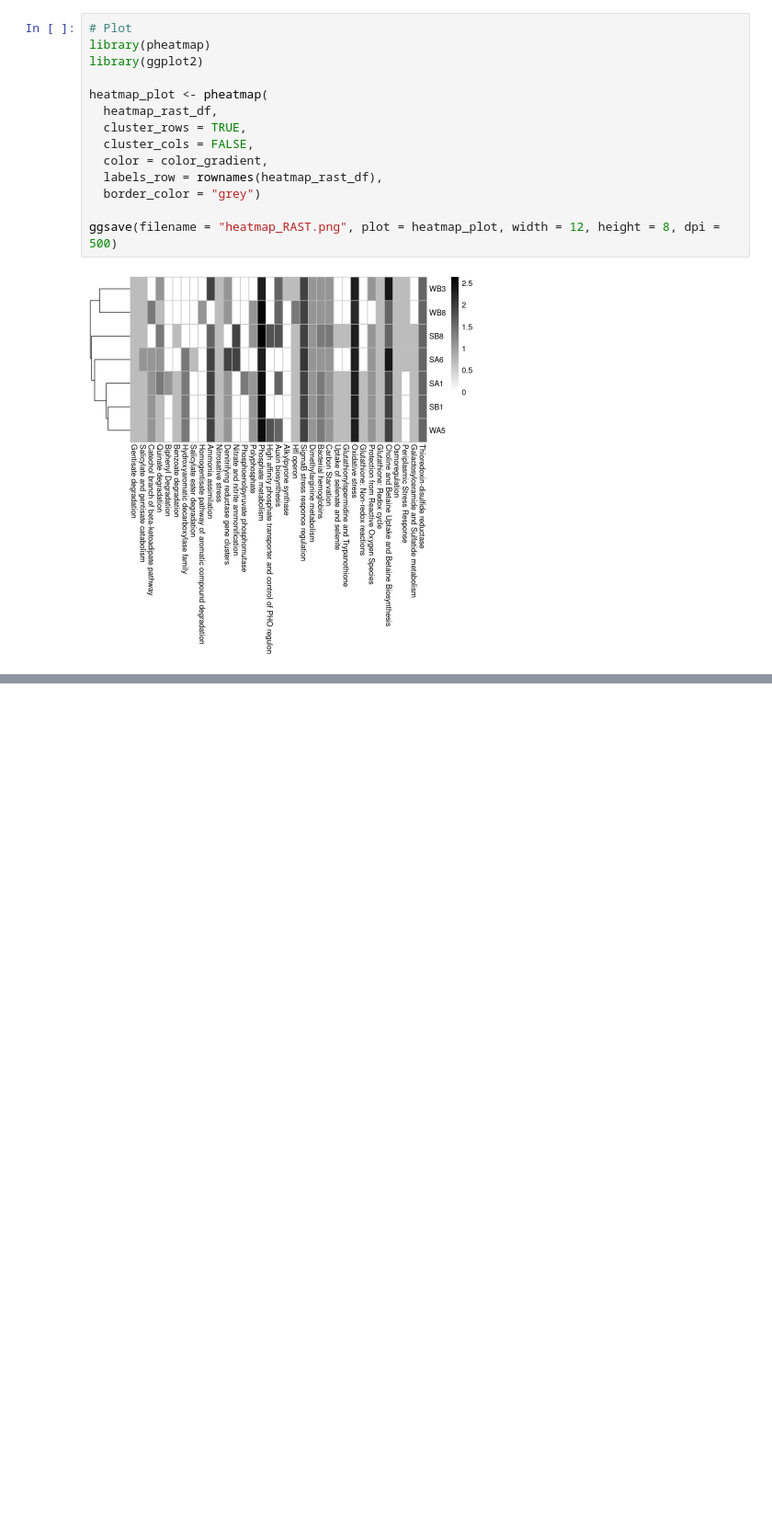
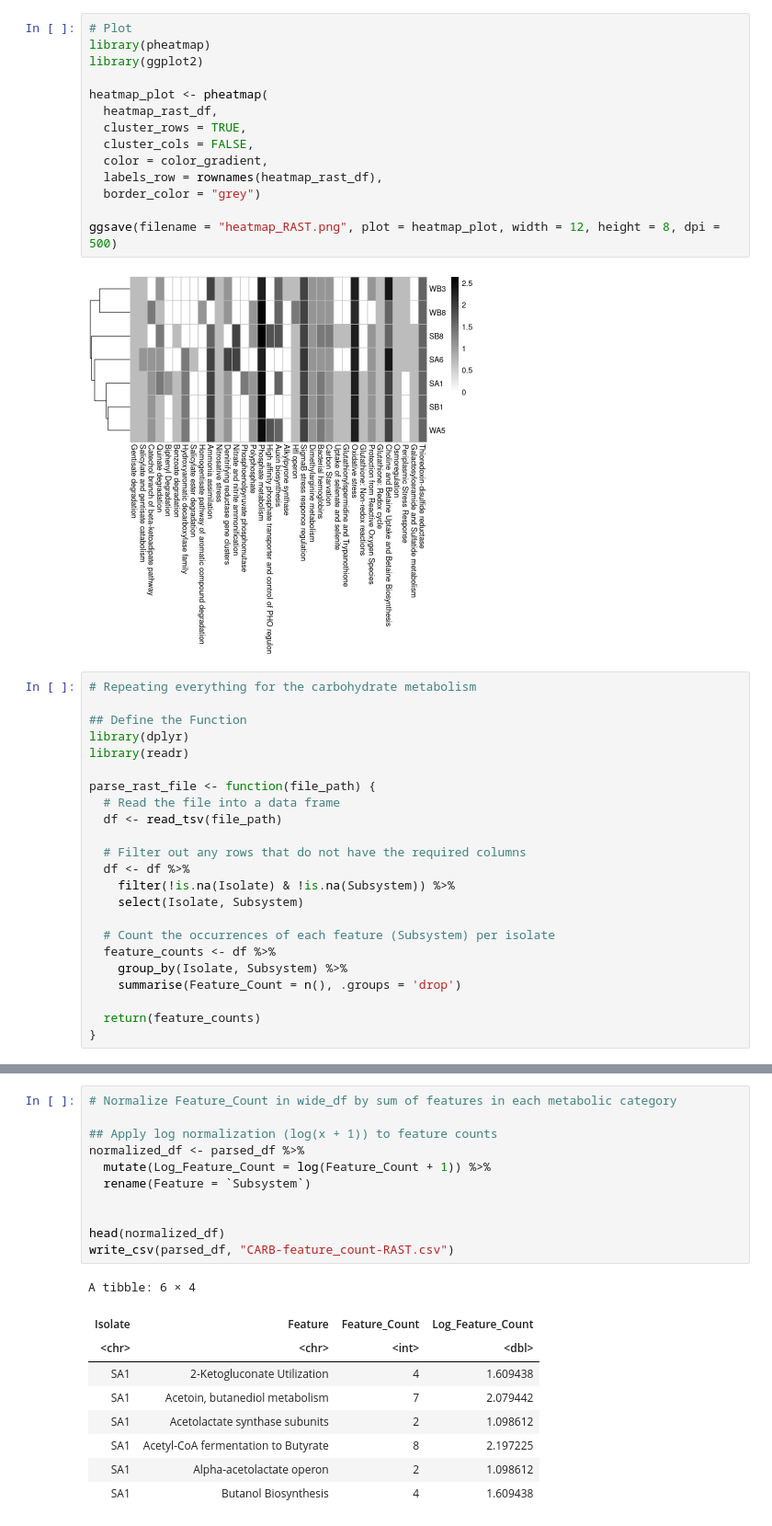
Before and after one commit to joaoordine/mangrove_microbiota, a Jupyter notebook: 09.a.Process_Plot_RAST_out2.ipynb, the cells around one changed output, grey strips where cells are left out. Shown at 92% size. Drawn from its saved outputs; the diff is of its cells as text; blank space fills up the shorter version.

```diff
--- a/09.a.Process_Plot_RAST_out2.ipynb
+++ b/09.a.Process_Plot_RAST_out2.ipynb
@@ -207,3 +195,26 @@ heatmap_plot <- pheatmap(
 ggsave(filename = "heatmap_RAST.png", plot = heatmap_plot, width = 12, height = 8, dpi = 500)
 # %% [output]
 [figure]
+# %%
+# Repeating everything for the carbohydrate metabolism
+
+## Define the Function
+library(dplyr)
+library(readr)
+
+parse_rast_file <- function(file_path) {
+  # Read the file into a data frame
+  df <- read_tsv(file_path)
+
+  # Filter out any rows that do not have the required columns
+  df <- df %>%
+    filter(!is.na(Isolate) & !is.na(Subsystem)) %>%
+    select(Isolate, Subsystem)
+
+  # Count the occurrences of each feature (Subsystem) per isolate
+  feature_counts <- df %>%
+    group_by(Isolate, Subsystem) %>%
+    summarise(Feature_Count = n(), .groups = 'drop')
+
+  return(feature_counts)
+}
@@ -209,0 +244,21 @@ ggsave(filename = "heatmap_RAST.png", plot = heatmap_plot, width = 12, height =
+# %%
+# Normalize Feature_Count in wide_df by sum of features in each metabolic category
+
+## Apply log normalization (log(x + 1)) to feature counts
+normalized_df <- parsed_df %>%
+  mutate(Log_Feature_Count = log(Feature_Count + 1)) %>%
+  rename(Feature = `Subsystem`)
+
+
+head(normalized_df)
+write_csv(parsed_df, "CARB-feature_count-RAST.csv")
+# %% [output]
+A tibble: 6 × 4
+| Isolate | Feature | Feature_Count | Log_Feature_Count |
+| <chr> | <chr> | <int> | <dbl> |
+| SA1 | 2-Ketogluconate Utilization | 4 | 1.609438 |
+| SA1 | Acetoin, butanediol metabolism | 7 | 2.079442 |
+| SA1 | Acetolactate synthase subunits | 2 | 1.098612 |
+| SA1 | Acetyl-CoA fermentation to Butyrate | 8 | 2.197225 |
+| SA1 | Alpha-acetolactate operon | 2 | 1.098612 |
+| SA1 | Butanol Biosynthesis | 4 | 1.609438 |
```
Also changed, not shown: parts of 5 cells of this notebook, 1 other file.
